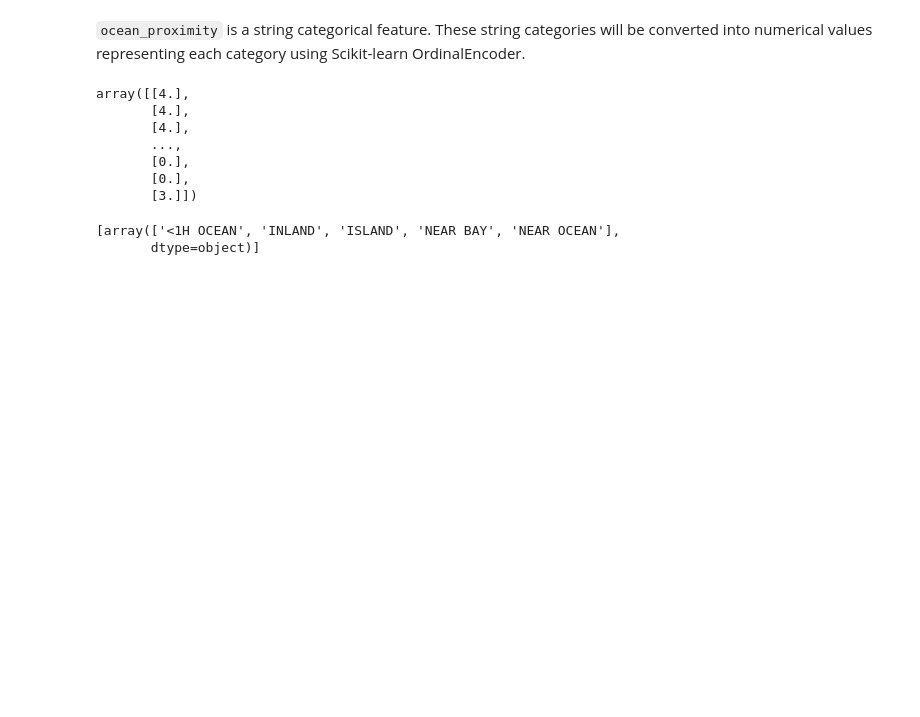
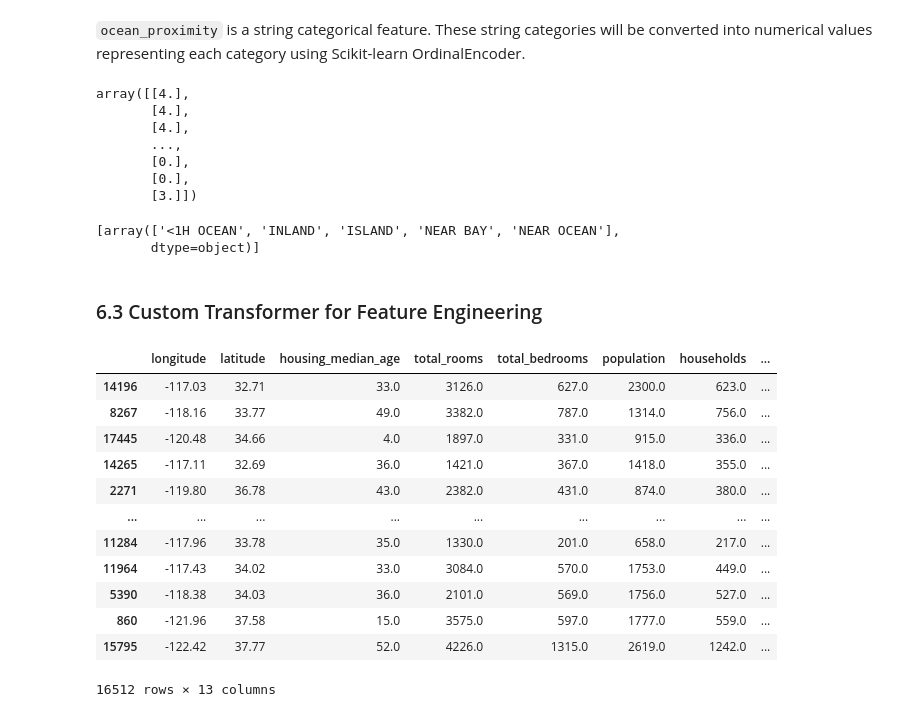
Before and after one commit to theSLWayne/california-housing-model, a Jupyter notebook: California_Housing.ipynb, the cells around one changed output. Saved outputs shown, nothing was run; the diff lists cells and outputs as text; code cells hidden in the pictures; blank space fills up the shorter version.

Commit message:
Custom Transformer

```diff
--- a/California_Housing.ipynb
+++ b/California_Housing.ipynb
@@ -262,3 +262,38 @@ ordinal_imputer.categories_
 # %% [output]
 [array(['<1H OCEAN', 'INLAND', 'ISLAND', 'NEAR BAY', 'NEAR OCEAN'],
        dtype=object)]
+# %% [markdown]
+### 6.3 Custom Transformer for Feature Engineering
+# %%
+from sklearn.base import BaseEstimator, TransformerMixin
+
+class FeaturesAdder(BaseEstimator, TransformerMixin):
+    def __init__(self, get_bedrooms_per_room = True):
+        self.get_bedrooms_per_room = get_bedrooms_per_room
+    def fit(self, X, y = None):
+        return self # No need for fitting. Just a formality.
+    def transform(self, X, y = None):
+        X_new = X.copy()
+        X_new['rooms_per_household'] = X['total_rooms'] / X['households'])
+        X_new['population_per_household'] = X['population'] / X['households'])
+        if self.get_bedrooms_per_room:
+            X_new['bedrooms_per_room'] = round(X['total_bedrooms'] / X['total_rooms'], 3)
+        return X_new
+# %%
+feat_eng = FeaturesAdder()
+new_df = feat_eng.transform(train)
+new_df
+# %% [output]
+|  | longitude | latitude | housing_median_age | total_rooms | total_bedrooms | population | households | ... |
+| 14196 | -117.03 | 32.71 | 33.0 | 3126.0 | 627.0 | 2300.0 | 623.0 | ... |
+| 8267 | -118.16 | 33.77 | 49.0 | 3382.0 | 787.0 | 1314.0 | 756.0 | ... |
+| 17445 | -120.48 | 34.66 | 4.0 | 1897.0 | 331.0 | 915.0 | 336.0 | ... |
+| 14265 | -117.11 | 32.69 | 36.0 | 1421.0 | 367.0 | 1418.0 | 355.0 | ... |
+| 2271 | -119.80 | 36.78 | 43.0 | 2382.0 | 431.0 | 874.0 | 380.0 | ... |
+| ... | ... | ... | ... | ... | ... | ... | ... | ... |
+| 11284 | -117.96 | 33.78 | 35.0 | 1330.0 | 201.0 | 658.0 | 217.0 | ... |
+| 11964 | -117.43 | 34.02 | 33.0 | 3084.0 | 570.0 | 1753.0 | 449.0 | ... |
+| 5390 | -118.38 | 34.03 | 36.0 | 2101.0 | 569.0 | 1756.0 | 527.0 | ... |
+| 860 | -121.96 | 37.58 | 15.0 | 3575.0 | 597.0 | 1777.0 | 559.0 | ... |
+| 15795 | -122.42 | 37.77 | 52.0 | 4226.0 | 1315.0 | 2619.0 | 1242.0 | ... |
+16512 rows × 13 columns
```
Also changed, not shown: parts of 1 cell of this notebook.
